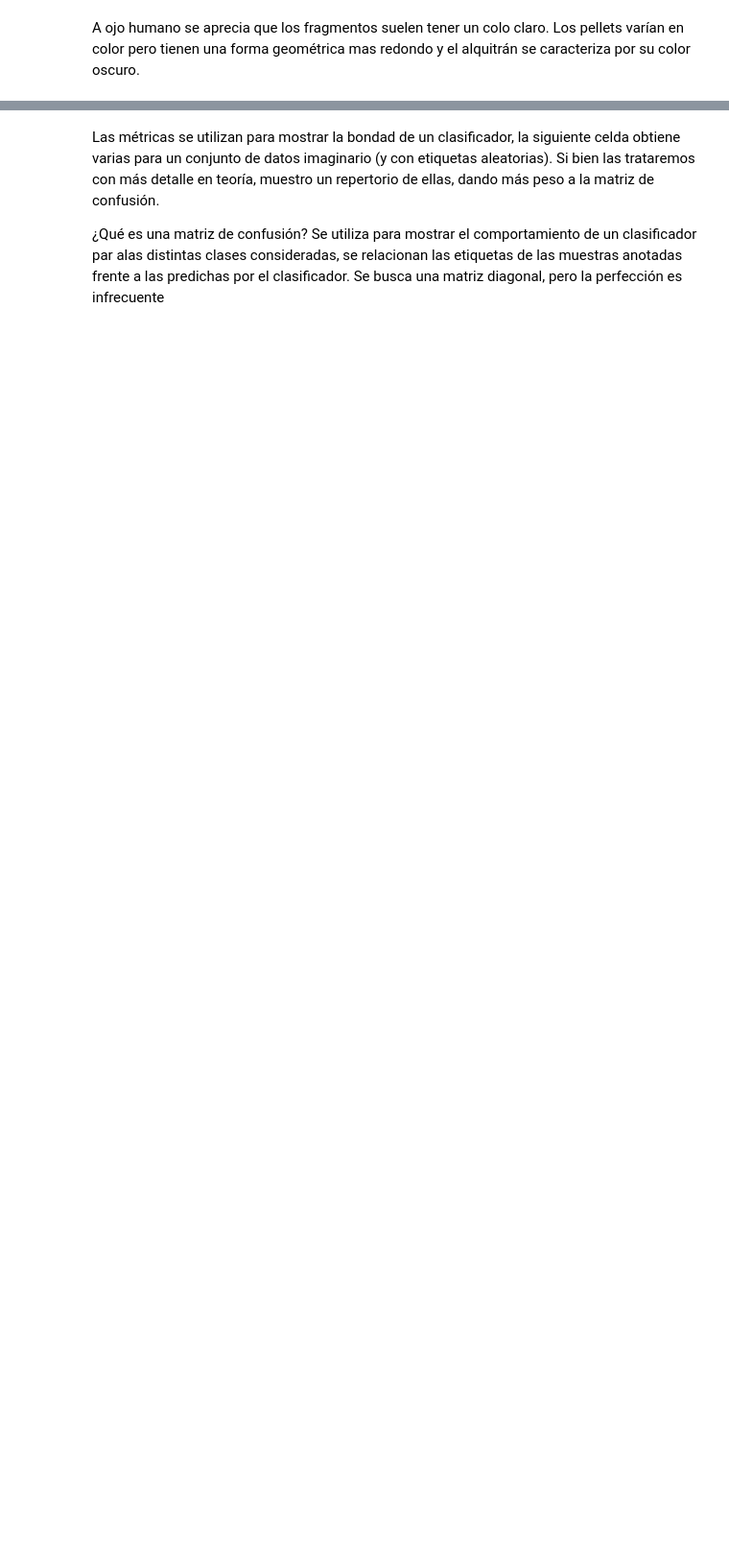
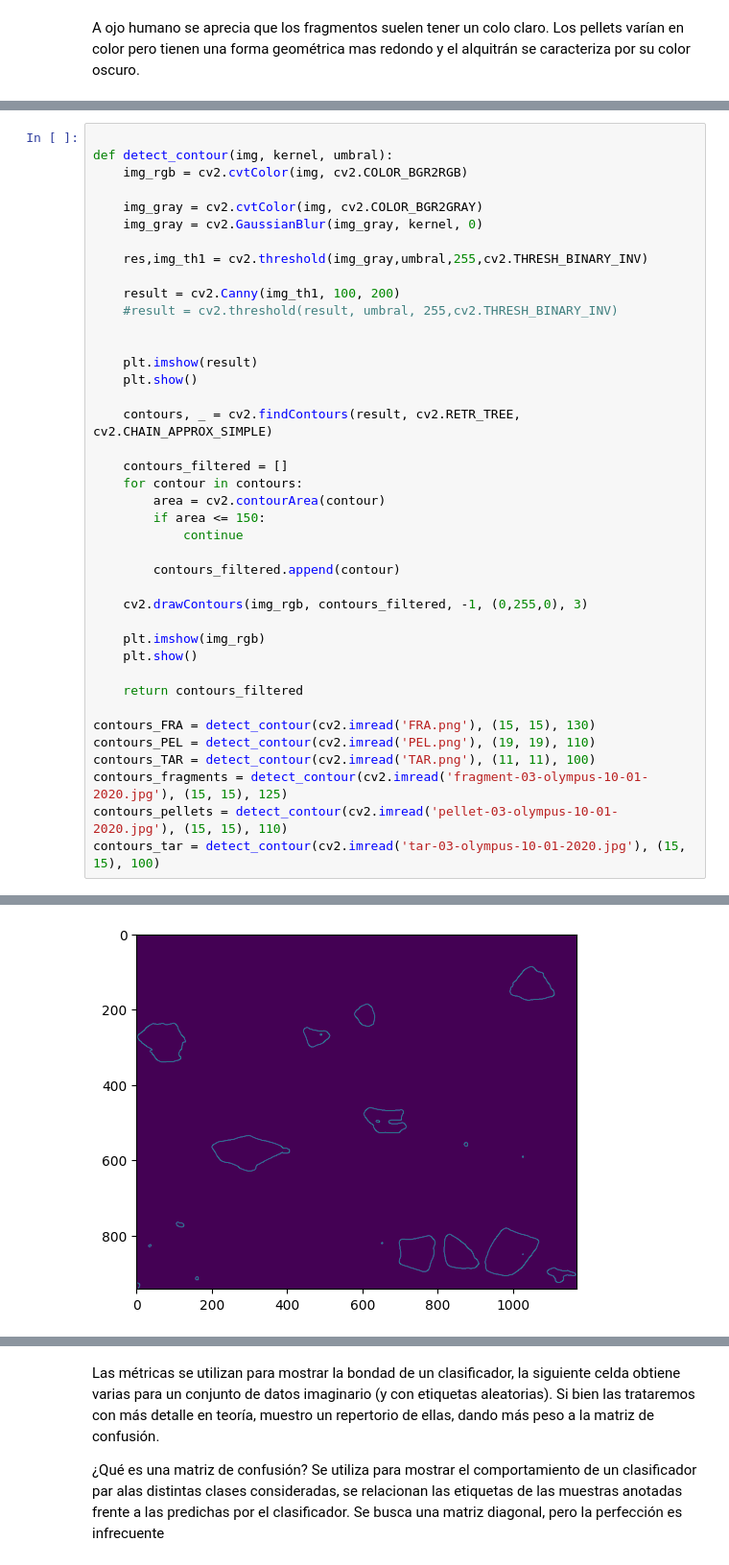
Before and after one commit to o-love/VC_P3, a Jupyter notebook: VC_P3.ipynb, the cells around one changed output, grey strips where cells are left out. Shown at 96% size. Drawn from its saved outputs; the diff is of its cells as text; blank space fills up the shorter version.

```diff
--- a/VC_P3.ipynb
+++ b/VC_P3.ipynb
@@ -192,0 +219,41 @@ A ojo humano se aprecia que los fragmentos suelen tener un colo claro. Los pelle
+# %%
+
+def detect_contour(img, kernel, umbral):
+    img_rgb = cv2.cvtColor(img, cv2.COLOR_BGR2RGB)
+
+    img_gray = cv2.cvtColor(img, cv2.COLOR_BGR2GRAY)
+    img_gray = cv2.GaussianBlur(img_gray, kernel, 0)
+
+    res,img_th1 = cv2.threshold(img_gray,umbral,255,cv2.THRESH_BINARY_INV)
+
+    result = cv2.Canny(img_th1, 100, 200)
+    #result = cv2.threshold(result, umbral, 255,cv2.THRESH_BINARY_INV)
+
+
+    plt.imshow(result)
+    plt.show()
+
+    contours, _ = cv2.findContours(result, cv2.RETR_TREE, cv2.CHAIN_APPROX_SIMPLE)
+
+    contours_filtered = []
+    for contour in contours:
+        area = cv2.contourArea(contour)
+        if area <= 150:
+            continue
+
+        contours_filtered.append(contour)
+
+    cv2.drawContours(img_rgb, contours_filtered, -1, (0,255,0), 3)
+
+    plt.imshow(img_rgb)
+    plt.show()
+
+    return contours_filtered
+
+contours_FRA = detect_contour(cv2.imread('FRA.png'), (15, 15), 130)
+contours_PEL = detect_contour(cv2.imread('PEL.png'), (19, 19), 110)
+contours_TAR = detect_contour(cv2.imread('TAR.png'), (11, 11), 100)
+contours_fragments = detect_contour(cv2.imread('fragment-03-olympus-10-01-2020.jpg'), (15, 15), 125)
+contours_pellets = detect_contour(cv2.imread('pellet-03-olympus-10-01-2020.jpg'), (15, 15), 110)
+contours_tar = detect_contour(cv2.imread('tar-03-olympus-10-01-2020.jpg'), (15, 15), 100)
+# %% [output]
@@ -192,0 +261 @@ A ojo humano se aprecia que los fragmentos suelen tener un colo claro. Los pelle
+[figure, added]
```
Also changed, not shown: parts of 6 cells of this notebook, 3 other files.
